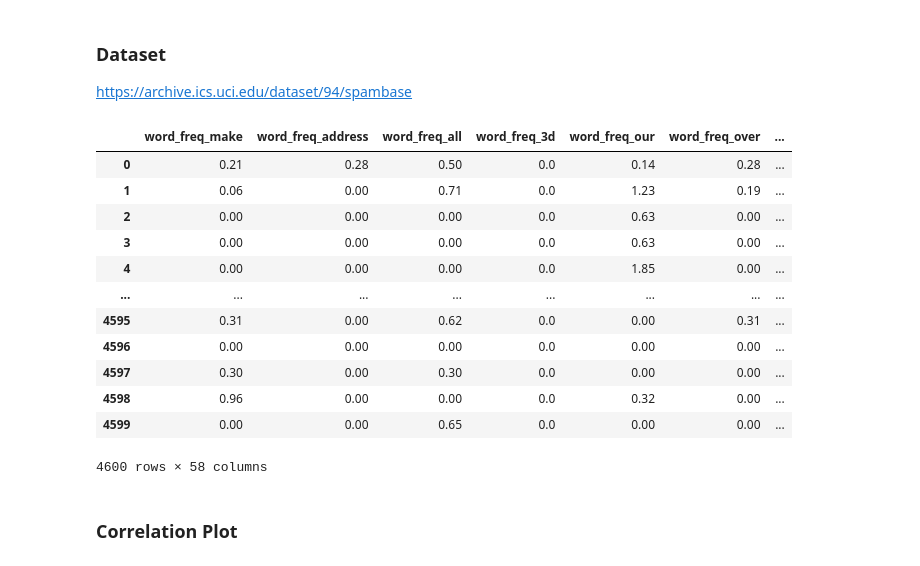
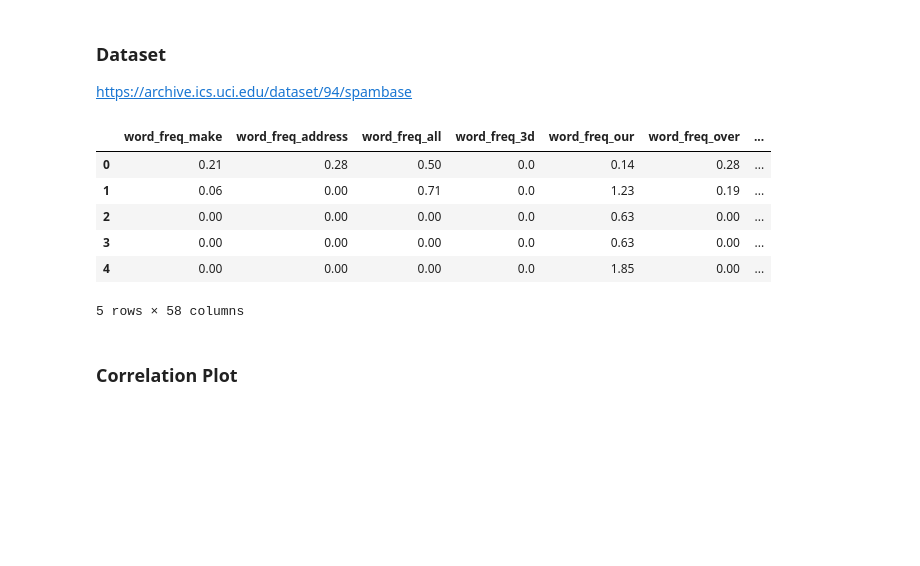
Before and after one commit to JulianErnest/DATA_ANALYTICS, a Jupyter notebook: assignments/Lesson_1.ipynb, the cells around one changed output. Drawn from its saved outputs; the diff is of its cells as text; code cells hidden in the pictures; blank space fills up the shorter version.

```diff
--- a/assignments/Lesson_1.ipynb
+++ b/assignments/Lesson_1.ipynb
@@ -21,26 +21,20 @@ https://archive.ics.uci.edu/dataset/94/spambase
 # %%
 import pandas as pd
 
 with open('../Datasets/spambase/spambase.columns', 'r') as file:
     column_names = file.read().splitlines()
 
 df = pd.read_csv("../Datasets/spambase/spambase.data")
 df.columns = column_names
-df
+df.head()
 # %% [output]
 |  | word_freq_make | word_freq_address | word_freq_all | word_freq_3d | word_freq_our | word_freq_over | ... |
 | 0 | 0.21 | 0.28 | 0.50 | 0.0 | 0.14 | 0.28 | ... |
 | 1 | 0.06 | 0.00 | 0.71 | 0.0 | 1.23 | 0.19 | ... |
 | 2 | 0.00 | 0.00 | 0.00 | 0.0 | 0.63 | 0.00 | ... |
 | 3 | 0.00 | 0.00 | 0.00 | 0.0 | 0.63 | 0.00 | ... |
 | 4 | 0.00 | 0.00 | 0.00 | 0.0 | 1.85 | 0.00 | ... |
-| ... | ... | ... | ... | ... | ... | ... | ... |
-| 4595 | 0.31 | 0.00 | 0.62 | 0.0 | 0.00 | 0.31 | ... |
-| 4596 | 0.00 | 0.00 | 0.00 | 0.0 | 0.00 | 0.00 | ... |
-| 4597 | 0.30 | 0.00 | 0.30 | 0.0 | 0.00 | 0.00 | ... |
-| 4598 | 0.96 | 0.00 | 0.00 | 0.0 | 0.32 | 0.00 | ... |
-| 4599 | 0.00 | 0.00 | 0.65 | 0.0 | 0.00 | 0.00 | ... |
-4600 rows × 58 columns
+5 rows × 58 columns
 # %% [markdown]
 ### Correlation Plot
 # %%
```
